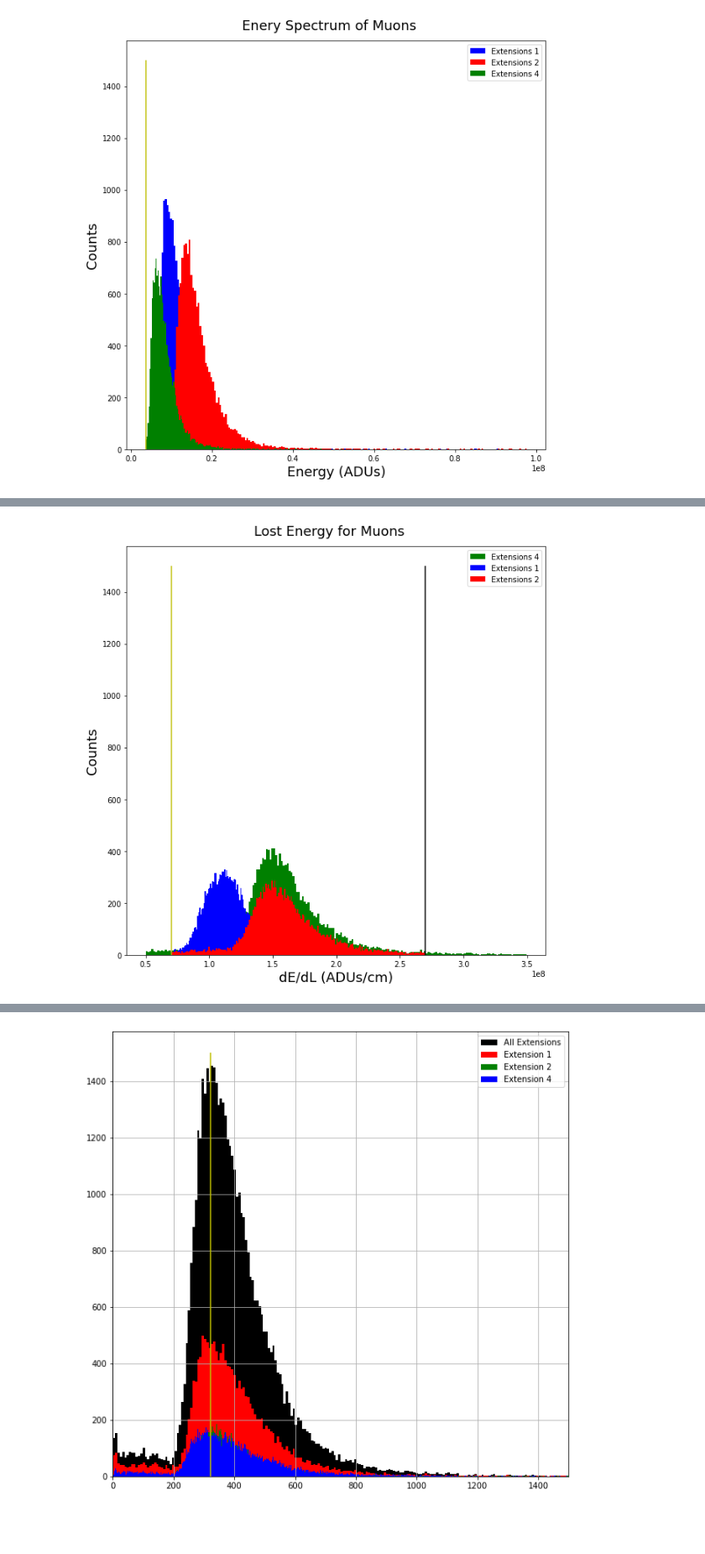
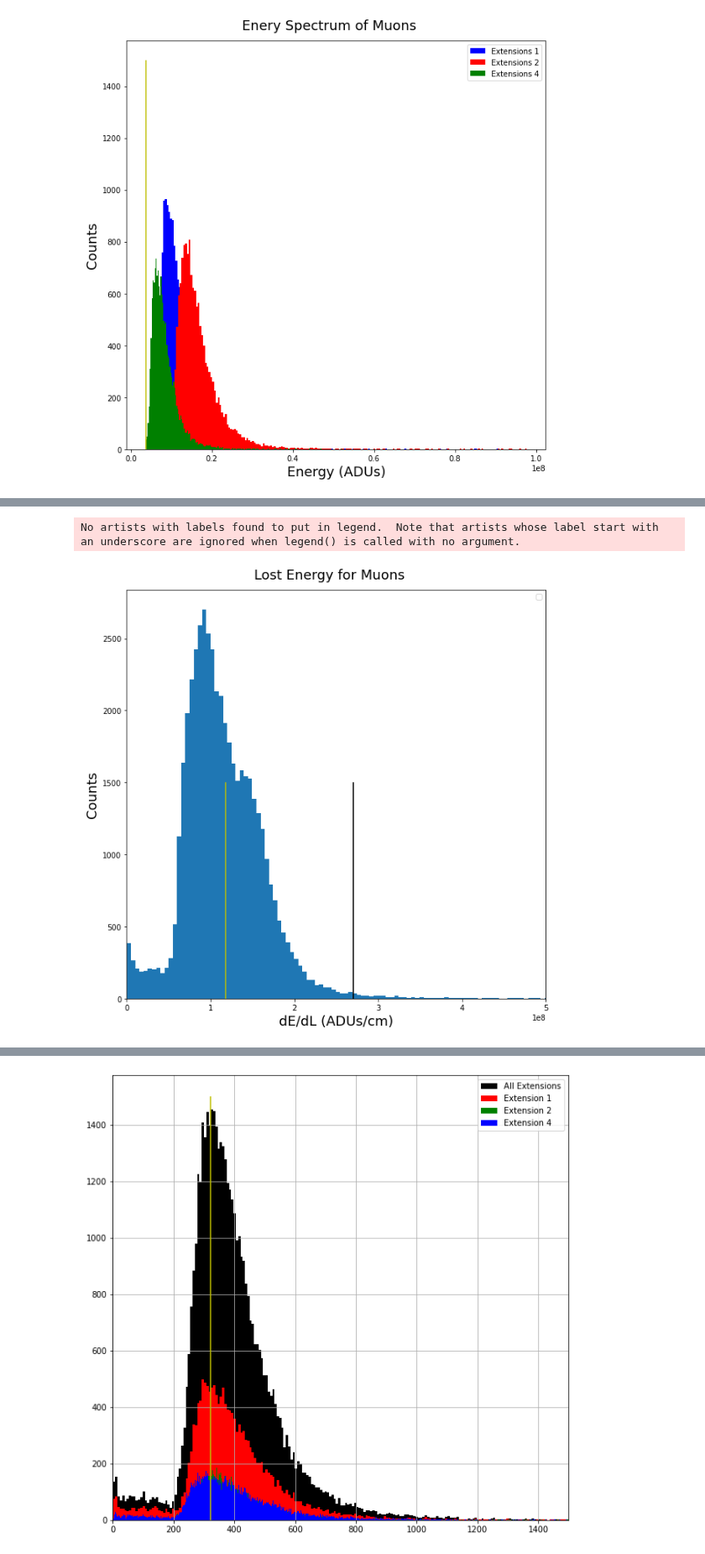
Before and after one commit to mausanram/CodigosICN, a Jupyter notebook: Catalogo_Eventos/Ajuste_Espectro.ipynb, the cells around one changed output, grey strips where cells are left out. Shown at 84% size. Saved outputs shown, nothing was run; the diff lists cells and outputs as text; code cells hidden in the pictures; blank space fills up the shorter version.

```diff
--- a/Catalogo_Eventos/Ajuste_Espectro.ipynb
+++ b/Catalogo_Eventos/Ajuste_Espectro.ipynb
@@ -745,24 +775,26 @@ for deltaEL in dict_muons_ext1_to_4['extension_2']['deltaEL']:
 # %%
 fig, axs = plt.subplots(figsize = [10,10])
 # axs.hist(dict_muons_ext1_to_4['extension_1']['deltaEL'], bins = 200, color = 'b', label= 'Extensions 1')
-axs.hist(clean_deltaEL_ext_4, bins = 200, color = 'g', label= 'Extensions 4')
-axs.hist(clean_deltaEL_ext_1, bins = 200, color = 'b', label= 'Extensions 1')
-axs.hist(clean_deltaEL_ext_2, bins = 200, color = 'r', label= 'Extensions 2')
+axs.hist(dict_muons_ext1_to_4['extension_1']['deltaEL'] + dict_muons_ext1_to_4['extension_2']['deltaEL'] + dict_muons_ext1_to_4['extension_4']['deltaEL'], bins = 1000)
+# axs.hist(clean_deltaEL_ext_4, bins = 200, color = 'g', label= 'Extensions 4')
+# axs.hist(clean_deltaEL_ext_1, bins = 200, color = 'b', label= 'Extensions 1')
+# axs.hist(clean_deltaEL_ext_2, bins = 200, color = 'r', label= 'Extensions 2')
 
 # axs.hist(dict_muons_ext1_to_4['extension_4']['deltaEL'], bins = 200, color = 'g', label= 'Extensions 4')
 # axs.hist(dict_muons_ext1_to_4['extension_1']['deltaEL'], bins = 200, color = 'g', label= 'Extensions 4')
 # axs.hist(dict_muons_ext1_to_4['extension_2']['deltaEL'], bins = 200, color = 'g', label= 'Extensions 4')
-axs.vlines(x = 70000000, ymax=1500, ymin=0, colors='y')
+axs.vlines(x = 118000000, ymax=1500, ymin=0, colors='y')
 axs.vlines(x = 270000000, ymax=1500, ymin=0, colors='k')
 axs.legend()
 
-# axs.set_xlim(0,5)
+axs.set_xlim(0,500000000)
 axs.set_xlabel('dE/dL (ADUs/cm)', size = 18)
 axs.set_ylabel('Counts', size = 18)
 fig.suptitle('Lost Energy for Muons', size = 18, y=0.92)
 plt.show()
 # %% [output]
+No artists with labels found to put in legend.  Note that artists whose label start with an underscore are ignored when legend() is called with no argument.
-[figure, old version]
+[figure, new version]
 # %%
 deltaEL_KeV = 3.9 * 1000 #KeV/cm
 print('Mean value of dE/dL of extension 1: ', np.mean(dict_muons_ext1_to_4['extension_1']['deltaEL']), 'ADUs/cm')
```
Also changed, not shown: parts of 5 cells of this notebook.
